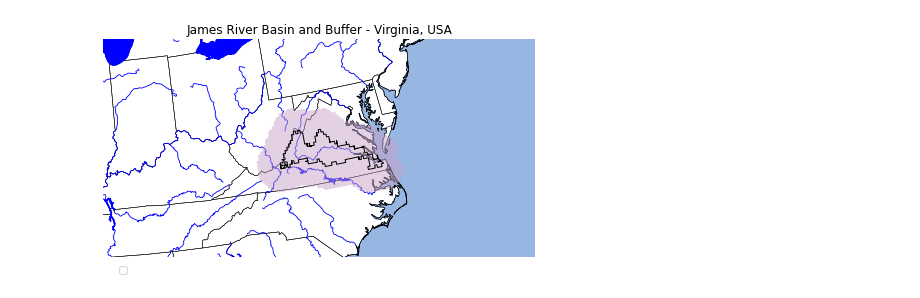
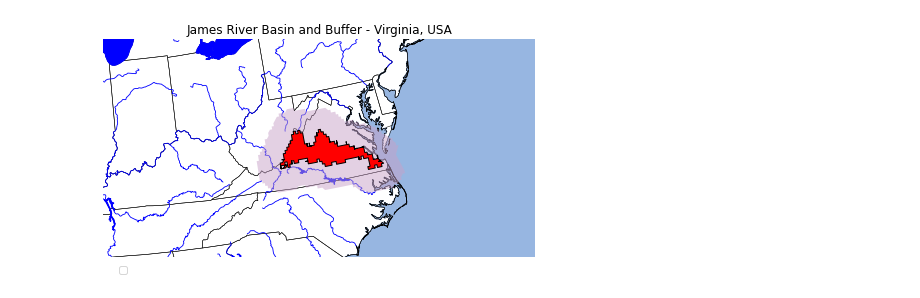
Before and after one commit to williampc8985/VT-JamesRiver, a Jupyter notebook: JamesPolygon.ipynb, the cells around one changed output. Cells and saved outputs as stored; diff of their text form; code cells hidden in the pictures.

```diff
--- a/JamesPolygon.ipynb
+++ b/JamesPolygon.ipynb
@@ -51,8 +51,8 @@ def main():
     fig = plt.figure()
     ax = fig.add_axes([0,0,1,1], projection = ccrs.LambertConformal(),frameon = False)
     ax.patch.set_visible(False)
-    ax.set_extent([-88, -70, 35, 40], projection = ccrs.Geodedic())
-    shapename =
+    ax.set_extent([-88, -70, 35, 40], projection = ccrs.PlateCarree())
+    shapename = " JamesRiverBasin.shp"
 # %%
 import matplotlib.patches as mpatches
 import matplotlib.pyplot as plt
@@ -93,7 +93,7 @@ def main():
                       frameon=False)
     ax.patch.set_visible(False)
 
-    ax.set_extent([-88, -70, 35, 40], ccrs.Geodetic())
+    ax.set_extent([-88, -70, 35, 40], ccrs.PlateCarree())
 
     shapename = 'admin_1_states_provinces_lakes_shp'
     states_shp = shpreader.natural_earth(resolution='110m',
@@ -121,32 +121,32 @@ def main():
     #   return {'facecolor': facecolor, 'edgecolor': 'black'}
 
     #ax.add_geometries(
     #    shpreader.Reader(states_shp).geometries(),
     #    ccrs.PlateCarree(),
     #    styler=colorize_state)
 
     ax.add_feature(cfeature.STATES, linewidth = 0.5)
     ax.add_feature(cfeature.RIVERS, linewidth = 0.85, color = "b")
     ax.add_feature(cfeature.COASTLINE, linewidth = 0.5)
     ax.add_feature(cfeature.OCEAN)
     ax.add_feature(cfeature.LAKES, color = 'b')
     ax.add_geometries([buffer], ccrs.PlateCarree(),
                       facecolor='#C8A2C8', alpha=0.5)
     ax.add_geometries([basin], ccrs.PlateCarree(),
-                      facecolor='none', edgecolor='k')
+                      facecolor='rgb', edgecolor='k')
 
     # make two proxy artists to add to a legend
     #direct_hit = mpatches.Rectangle((0, 0), 1, 1, facecolor="red")
     #within_2_deg = mpatches.Rectangle((0, 0), 1, 1, facecolor="#FF7E00")
     #labels = ['State directly intersects\nwith track',
               #'State is within \n2 degrees of track']
     ax.legend([buffer, basin],
               loc='lower left', bbox_to_anchor=(0.025, -0.1), fancybox=True)
 
     plt.show()
 
 
 if __name__ == '__main__':
    main()
 # %% [output]
-[figure, old version]
+[figure, new version]
```
Also changed, not shown: parts of 1 cell of this notebook.
